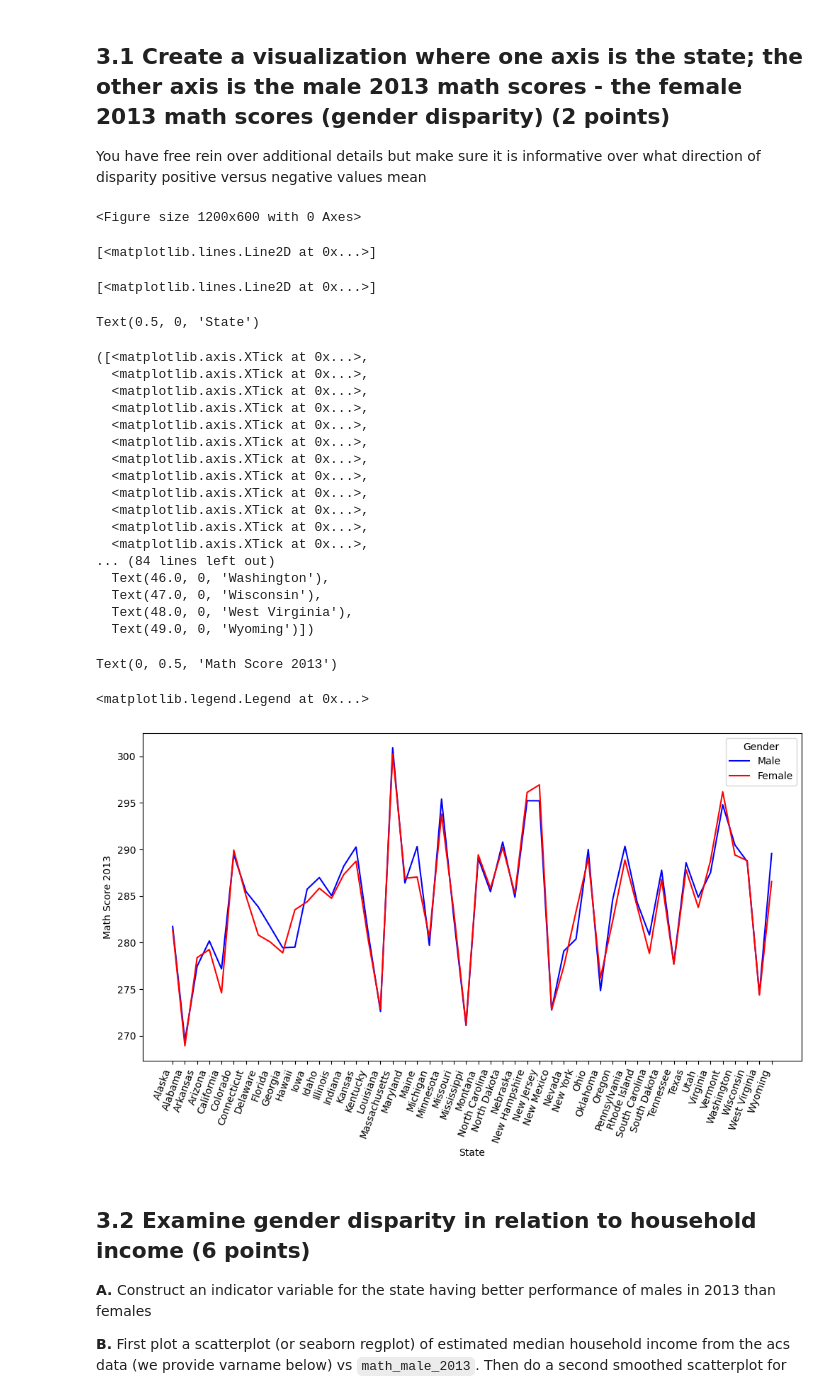
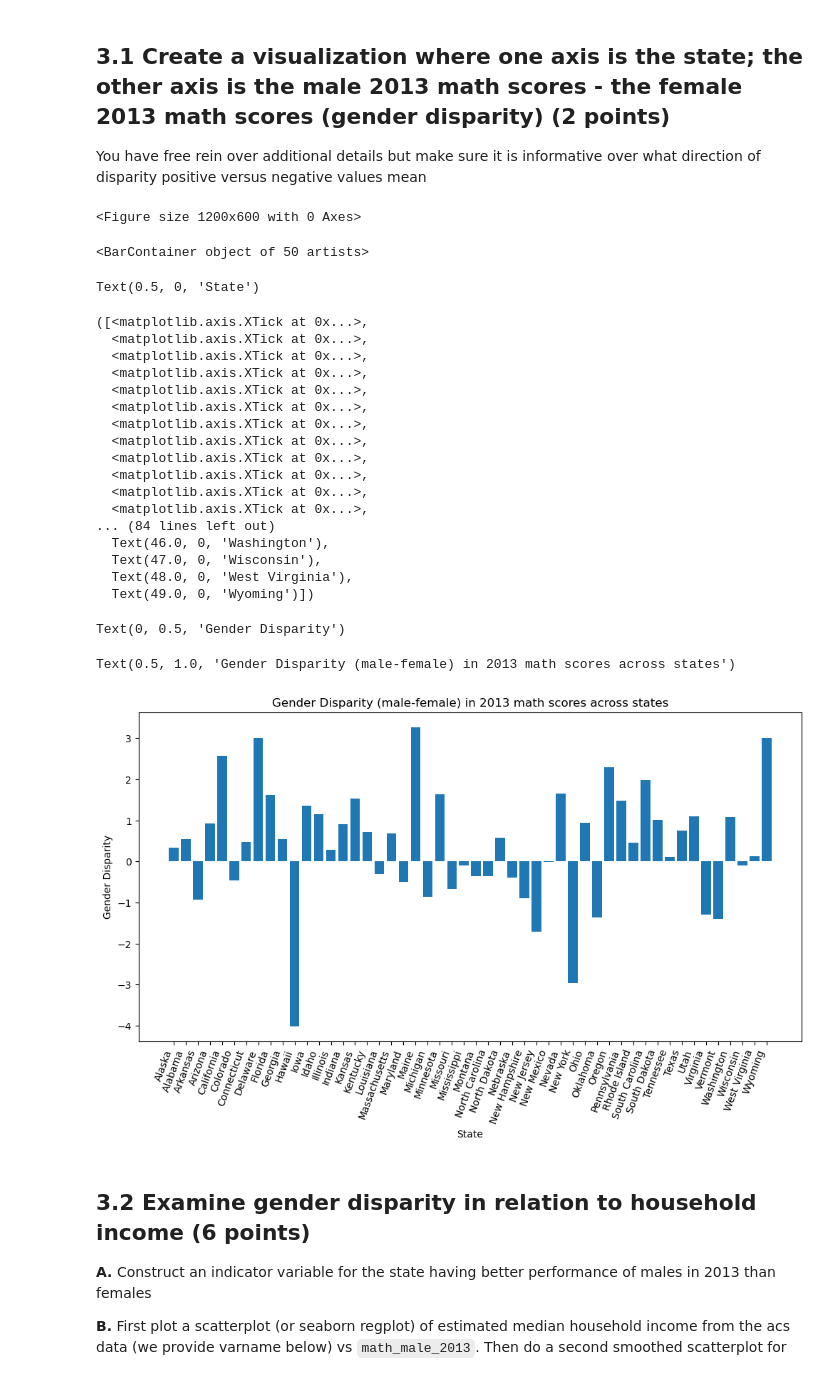
Before and after one commit to ellascarola/QSS20_S25, a Jupyter notebook: problemsets/pset4/pset4_blank-Copy1.ipynb, the cells around one changed output. Drawn from its saved outputs; the diff is of its cells as text; code cells hidden in the pictures.

```diff
--- a/problemsets/pset4/pset4_blank-Copy1.ipynb
+++ b/problemsets/pset4/pset4_blank-Copy1.ipynb
@@ -630,43 +708,48 @@ You have free rein over additional details but make sure it is informative over
 # %%
 #acs[["math_female_2013", "math_male_2013", "state"]]
 
+
+
 plt.figure(figsize=(12, 6))
-plt.plot(acs.state, acs.math_male_2013, label='Male', color='blue')
-plt.plot(acs.state, acs.math_female_2013, label='Female', color='red')
+
+
+plt.bar(acs.state, (acs.math_male_2013 - acs.math_female_2013))
+
 
 plt.xlabel('State')
-plt.xticks(acs.state, rotation=70, ha='right')
+plt.xticks(acs.state, rotation=70, ha='right') #rotate state labels and align them to the right so that they are visible
 
-plt.ylabel('Math Score 2013')
+plt.ylabel('Gender Disparity')
 
-plt.legend(title='Gender')
+plt.title("Gender Disparity (male-female) in 2013 math scores across states")
+
+
 
 plt.show()
 # %% [output]
 <Figure size 1200x600 with 0 Axes>
-[<matplotlib.lines.Line2D at 0x...>]
+<BarContainer object of 50 artists>
-[<matplotlib.lines.Line2D at 0x...>]
+Text(0.5, 0, 'State')
-Text(0.5, 0, 'State')
+([<matplotlib.axis.XTick at 0x...>,
+  <matplotlib.axis.XTick at 0x...>,
+  <matplotlib.axis.XTick at 0x...>,
+  <matplotlib.axis.XTick at 0x...>,
+  <matplotlib.axis.XTick at 0x...>,
+  <matplotlib.axis.XTick at 0x...>,
+  <matplotlib.axis.XTick at 0x...>,
+  <matplotlib.axis.XTick at 0x...>,
+  <matplotlib.axis.XTick at 0x...>,
+  <matplotlib.axis.XTick at 0x...>,
+  <matplotlib.axis.XTick at 0x...>,
+  <matplotlib.axis.XTick at 0x...>,
+... (84 lines left out)
+  Text(46.0, 0, 'Washington'),
+  Text(47.0, 0, 'Wisconsin'),
+  Text(48.0, 0, 'West Virginia'),
+  Text(49.0, 0, 'Wyoming')])
-([<matplotlib.axis.XTick at 0x...>,
-  <matplotlib.axis.XTick at 0x...>,
-  <matplotlib.axis.XTick at 0x...>,
-  <matplotlib.axis.XTick at 0x...>,
-  <matplotlib.axis.XTick at 0x...>,
-  <matplotlib.axis.XTick at 0x...>,
-  <matplotlib.axis.XTick at 0x...>,
-  <matplotlib.axis.XTick at 0x...>,
-  <matplotlib.axis.XTick at 0x...>,
-  <matplotlib.axis.XTick at 0x...>,
-  <matplotlib.axis.XTick at 0x...>,
-  <matplotlib.axis.XTick at 0x...>,
-... (84 lines left out)
-  Text(46.0, 0, 'Washington'),
-  Text(47.0, 0, 'Wisconsin'),
-  Text(48.0, 0, 'West Virginia'),
-  Text(49.0, 0, 'Wyoming')])
+Text(0, 0.5, 'Gender Disparity')
-Text(0, 0.5, 'Math Score 2013')
+Text(0.5, 1.0, 'Gender Disparity (male-female) in 2013 math scores across states')
-<matplotlib.legend.Legend at 0x...>
-[figure, old version]
+[figure, new version]
 # %% [markdown]
 ## 3.2 Examine gender disparity in relation to household income (6 points)
 
```
Also changed, not shown: parts of 25 cells of this notebook.
